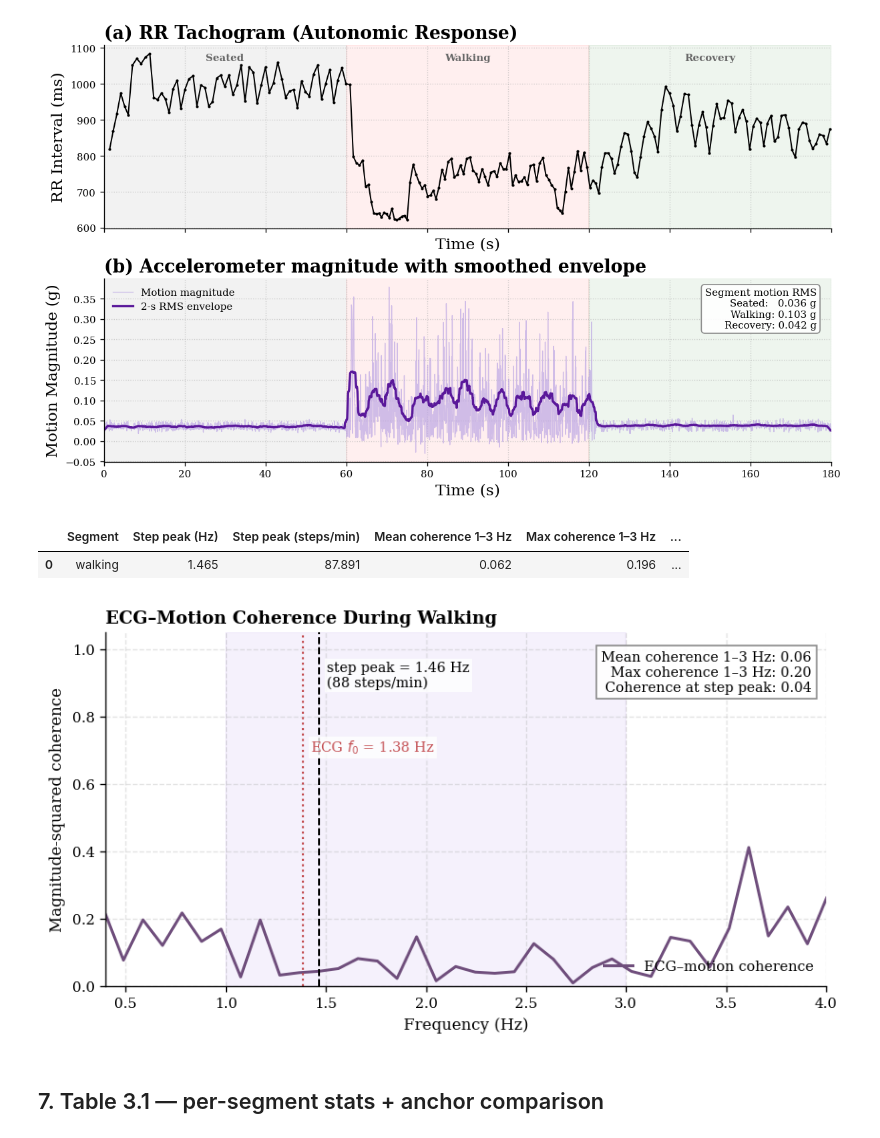
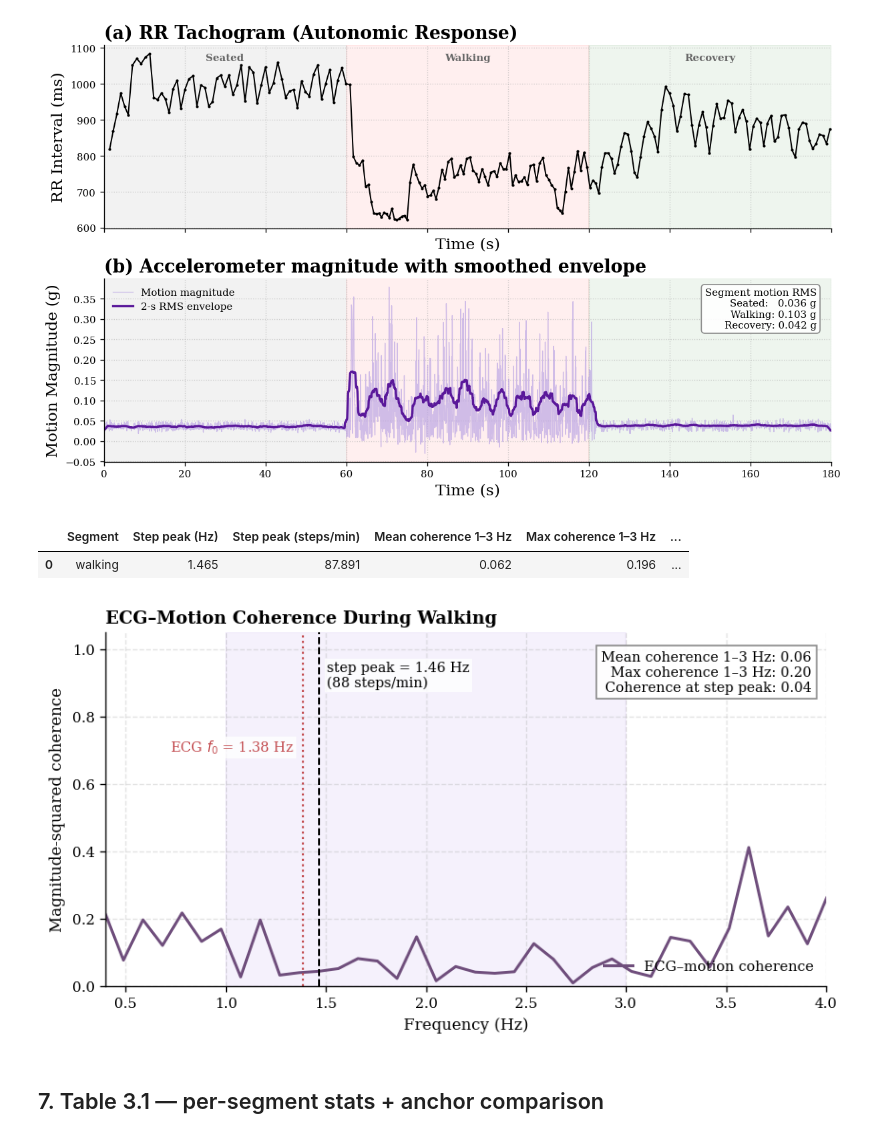
Before and after one commit to peienwu1216/hw5_ecg-analysis, a Jupyter notebook: notebooks/04_experiment_3.ipynb, the cells around one changed output. Drawn from its saved outputs; the diff is of its cells as text; code cells hidden in the pictures.

```diff
--- a/notebooks/04_experiment_3.ipynb
+++ b/notebooks/04_experiment_3.ipynb
@@ -651,11 +651,11 @@ hr_walk = r.extras["transient_hrv"]["walking"]["mean_hr_bpm"]
 ecg_f0_walk = hr_walk / 60.0
 ax.axvline(ecg_f0_walk, color="#C44E52", linestyle=":", lw=1.3)
 ax.text(
-    ecg_f0_walk + 0.04,
+    ecg_f0_walk - 0.04,
     0.70,
     rf"ECG $f_0$ = {ecg_f0_walk:.2f} Hz",
     transform=ax.get_xaxis_transform(),
-    ha="left",
+    ha="right",
     va="top",
     fontsize=8.8,
     color="#C44E52",
@@ -669,34 +669,34 @@ summary_text = (
     f"Coherence at step peak: {coh_at_step:.2f}"
 )
 
 ax.text(
     0.98, 0.95,
     summary_text,
     transform=ax.transAxes,
     ha="right",
     va="top",
     fontsize=8.8,
     bbox=dict(facecolor="white", alpha=0.92, edgecolor="gray", pad=3)
 )
 
 ax.set_xlim(0.4, 4.0)
 ax.set_ylim(0, 1.05)
 ax.set_xlabel("Frequency (Hz)")
 ax.set_ylabel("Magnitude-squared coherence")
 ax.set_title(
     "ECG–Motion Coherence During Walking",
     loc="left",
     fontweight="bold"
 )
 ax.grid(True, linestyle="--", alpha=0.35)
 ax.legend(loc="lower right", framealpha=0.95)
 
 PL.save_figure(fig, "nb04_fig05_e3_ecg_motion_coherence.pdf")
 plt.show()
 # %% [output]
 |  | Segment | Step peak (Hz) | Step peak (steps/min) | Mean coherence 1–3 Hz | Max coherence 1–3 Hz | ... |
 | 0 | walking | 1.465 | 87.891 | 0.062 | 0.196 | ... |
-[figure, old version]
+[figure, new version]
 # %% [markdown]
 ## 7. Table 3.1 — per-segment stats + anchor comparison
 # %%
```
Also changed, not shown: parts of 1 cell of this notebook, 26 other files.
